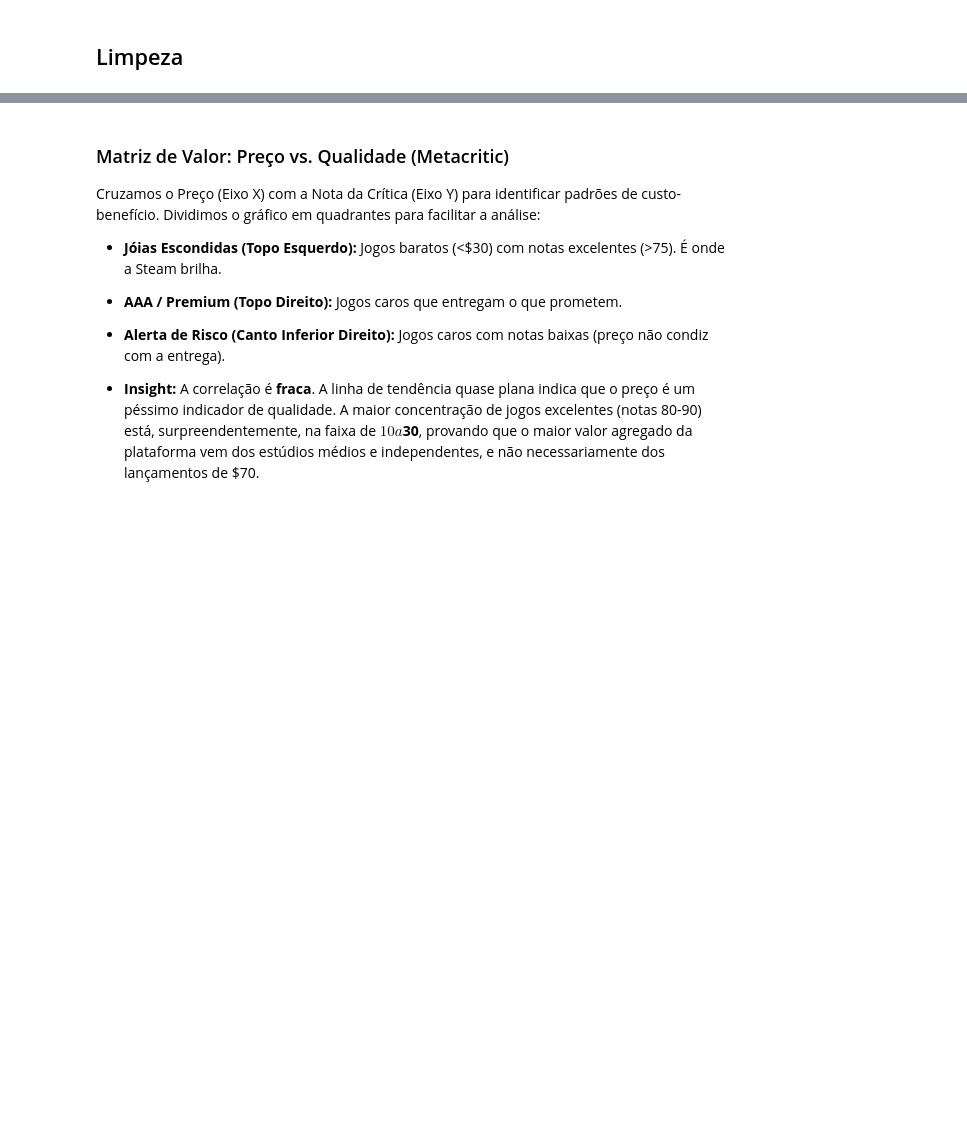
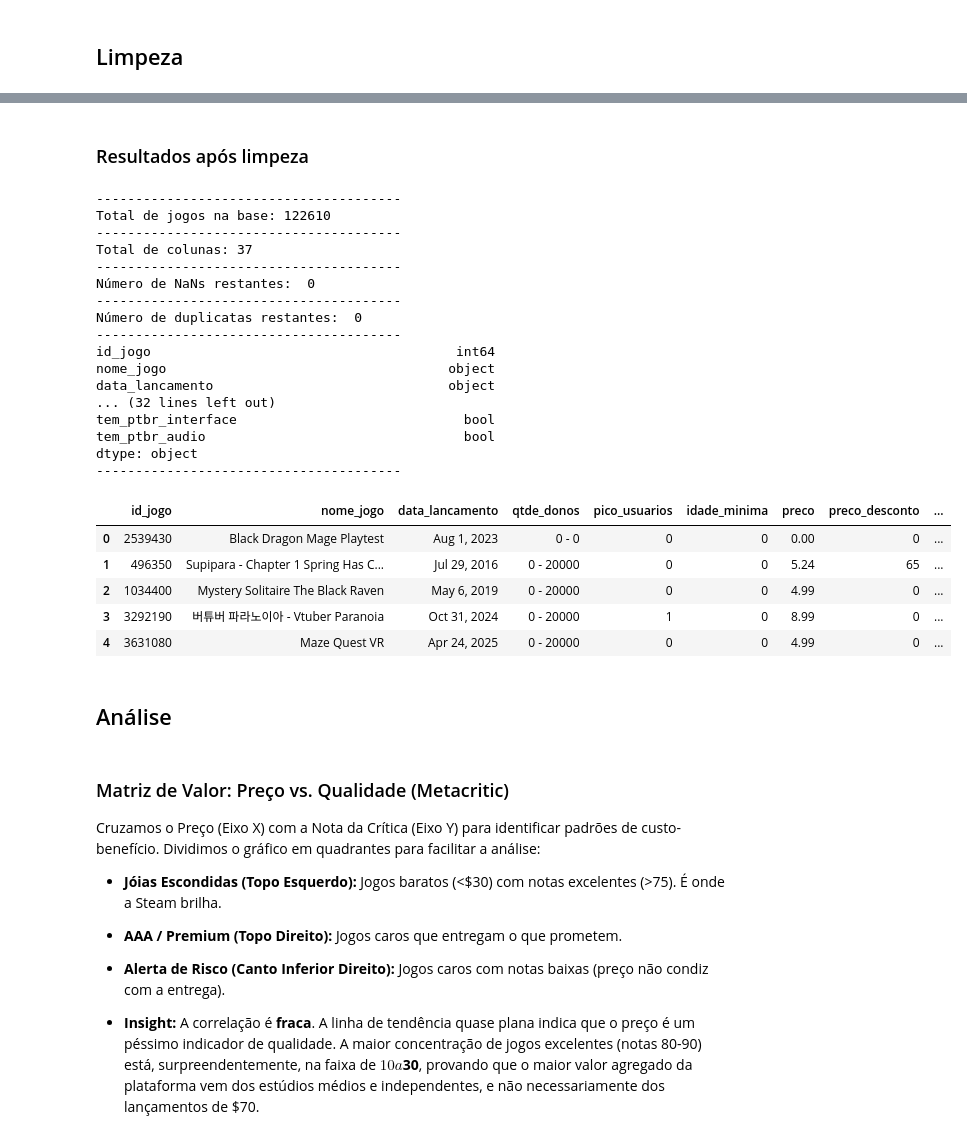
Before and after one commit to Raphides/Steam-BI, a Jupyter notebook: data_layer/raw/analytics.ipynb, the cells around one changed output, grey strips where cells are left out. Cells and saved outputs as stored; diff of their text form; code cells hidden in the pictures; blank space fills up the shorter version.

```diff
--- a/data_layer/raw/analytics.ipynb
+++ b/data_layer/raw/analytics.ipynb
@@ -89,0 +224,4 @@ Dataset carregado. Linhas: 122611, Colunas: 40
+# %%
+print(f"Número de colunas antes: {len(df.columns)}")
+df = df.drop(columns=["filmes", "observacoes", "recomendacoes_usuario", "url_metacritic", "url_suporte", "website", "avaliacao"])
+print(f"Número de colunas depois: {len(df.columns)}")
@@ -109,5 +264,6 @@ Apagar células duplicadas
 # %%
+print("Número de duplicatas: ", df["id_jogo"].duplicated().sum())
 print(f"Linhas após remover duplicatas: {df.shape[0]}")
-df = df.drop_duplicates(subset=['AppID'], keep='first')
+df = df.drop_duplicates(subset=['id_jogo'], keep='first')
 print(f"Linhas após remover duplicatas: {df.shape[0]}")
 # %% [output]
@@ -177,3 +300,47 @@ df['ano_lancamento'] = pd.to_datetime(df['data_de_lancamento'], errors='coerce')
+# %% [markdown]
+### Resultados após limpeza
+# %%
+print("---------------------------------------")
+print("Total de jogos na base:", len(df))
+print("---------------------------------------")
+print("Total de colunas:", len(df.columns))
+print("---------------------------------------")
+print("Número de NaNs restantes: ", df.isna().sum().sum())
+print("---------------------------------------")
+print("Número de duplicatas restantes: ", df["id_jogo"].duplicated().sum())
+print("---------------------------------------")
+
+print(df.dtypes)
+
+print("---------------------------------------")
+
+df.head(5)
+# %% [output]
+---------------------------------------
+Total de jogos na base: 122610
+---------------------------------------
+Total de colunas: 37
+---------------------------------------
+Número de NaNs restantes:  0
+---------------------------------------
+Número de duplicatas restantes:  0
+---------------------------------------
+id_jogo                                       int64
+nome_jogo                                    object
+data_lancamento                              object
+... (32 lines left out)
+tem_ptbr_interface                             bool
+tem_ptbr_audio                                 bool
+dtype: object
+---------------------------------------
+|  | id_jogo | nome_jogo | data_lancamento | qtde_donos | pico_usuarios | idade_minima | preco | preco_desconto | ... |
+| 0 | 2539430 | Black Dragon Mage Playtest | Aug 1, 2023 | 0 - 0 | 0 | 0 | 0.00 | 0 | ... |
+| 1 | 496350 | Supipara - Chapter 1 Spring Has C... | Jul 29, 2016 | 0 - 20000 | 0 | 0 | 5.24 | 65 | ... |
+| 2 | 1034400 | Mystery Solitaire The Black Raven | May 6, 2019 | 0 - 20000 | 0 | 0 | 4.99 | 0 | ... |
+| 3 | 3292190 | 버튜버 파라노이아 - Vtuber Paranoia | Oct 31, 2024 | 0 - 20000 | 1 | 0 | 8.99 | 0 | ... |
+| 4 | 3631080 | Maze Quest VR | Apr 24, 2025 | 0 - 20000 | 0 | 0 | 4.99 | 0 | ... |
+# %% [markdown]
+## Análise
 # %% [markdown]
 ### Matriz de Valor: Preço vs. Qualidade (Metacritic)
 
```
Also changed, not shown: parts of 31 cells of this notebook.
